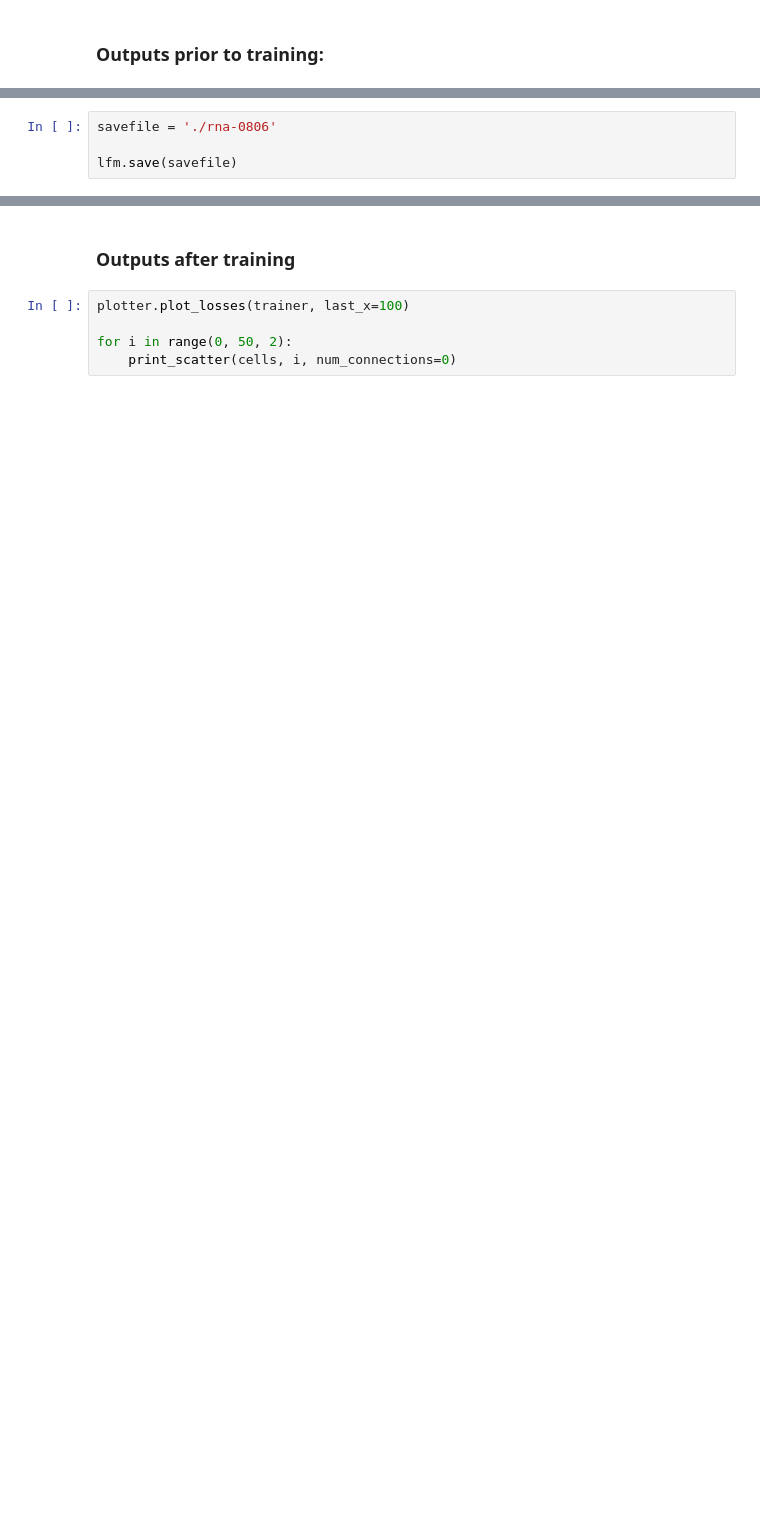
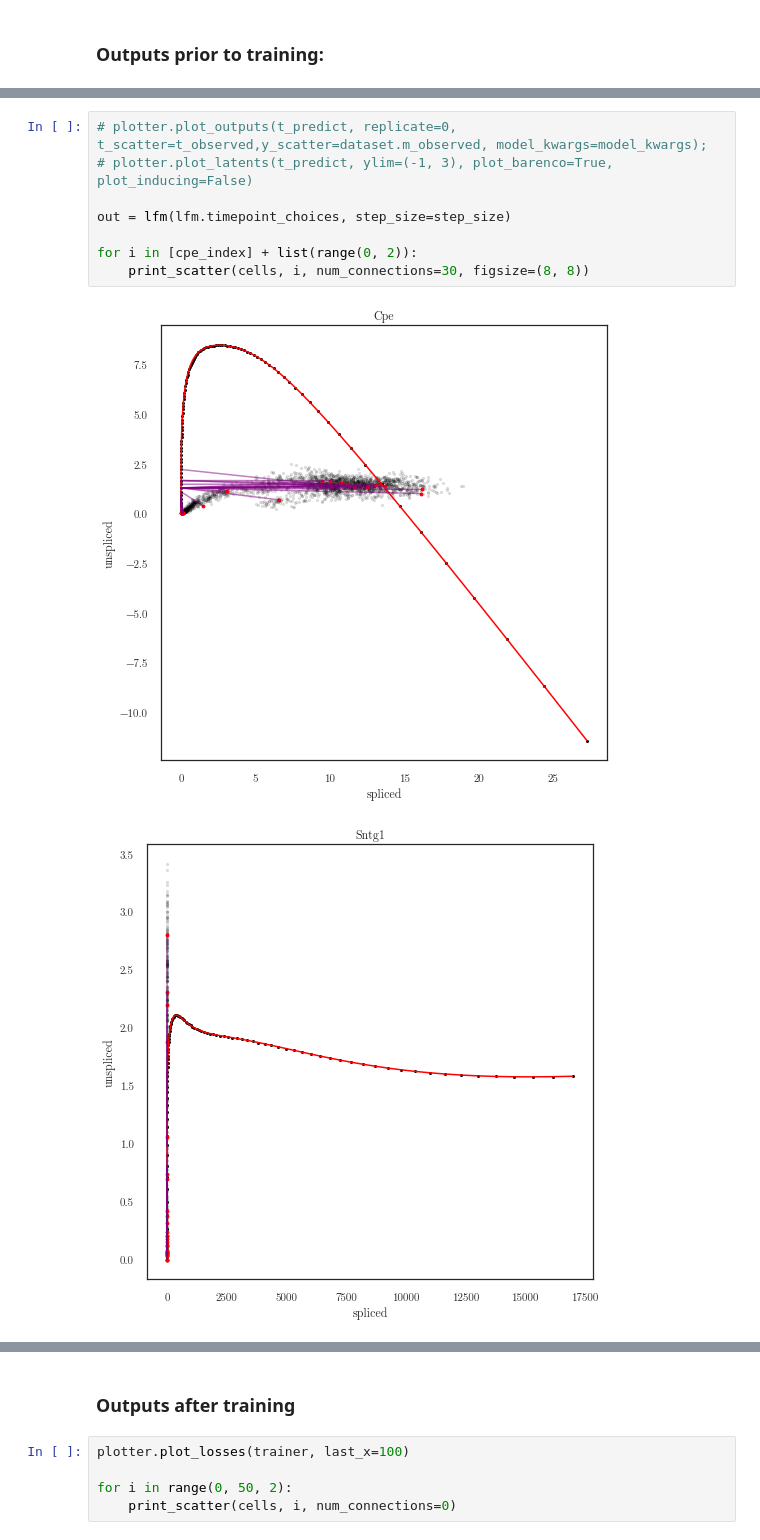
Before and after one commit to mossjacob/alfi, a Jupyter notebook: experiments/rnavelocity/rnavelocity.ipynb, the cells around one changed output, grey strips where cells are left out. Saved outputs shown, nothing was run; the diff lists cells and outputs as text; blank space fills up the shorter version.

```diff
--- a/experiments/rnavelocity/rnavelocity.ipynb
+++ b/experiments/rnavelocity/rnavelocity.ipynb
@@ -171,4 +189,11 @@ back
-# %%
-savefile = './rna-0806'
-
-lfm.save(savefile)
+# %%
+# plotter.plot_outputs(t_predict, replicate=0, t_scatter=t_observed,y_scatter=dataset.m_observed, model_kwargs=model_kwargs);
+# plotter.plot_latents(t_predict, ylim=(-1, 3), plot_barenco=True, plot_inducing=False)
+
+out = lfm(lfm.timepoint_choices, step_size=step_size)
+
+for i in [cpe_index] + list(range(0, 2)):
+    print_scatter(cells, i, num_connections=30, figsize=(8, 8))
+# %% [output]
+[figure, added]
+[figure, added]
```
Also changed, not shown: parts of 21 cells of this notebook, 2 other files.
